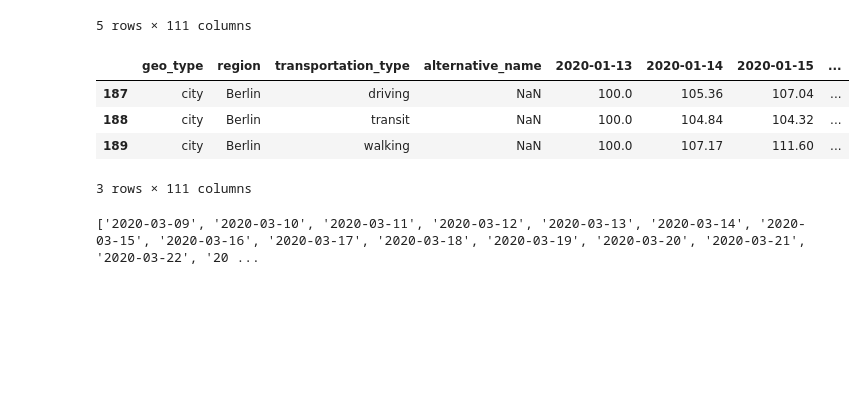
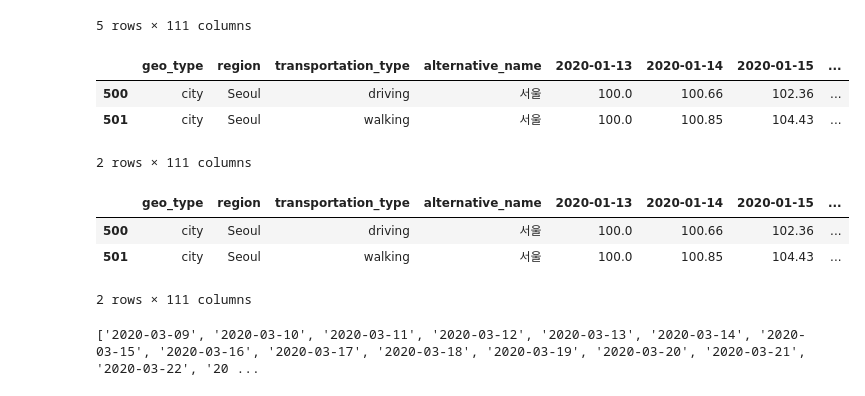
Before and after one commit to athlatif/COVID-19_Paper, a Jupyter notebook: COVID-19 paper.ipynb, the cells around one changed output. Drawn from its saved outputs; the diff is of its cells as text; code cells hidden in the pictures; blank space fills up the shorter version.

```diff
--- a/COVID-19 paper.ipynb
+++ b/COVID-19 paper.ipynb
@@ -17,36 +19,44 @@ df.head()
 # %%
 # Saudi all
 Saudi = df.loc[df['region'] == "Saudi Arabia"]
 Saudi.head()
 
 # Saudi Riyadh
 
 Riyadh = df.loc[df['region'] == "Riyadh"]
 
 
 #US
 US = df.loc[df['region'] == "United States"]
 
 
 # US DC
 DC = df.loc[df['region'] == "Washington DC"]
 DC.head()
 
 NY = df.loc[df['region'] == "New York"]
 NY.head()
 
 # Germany
 Germany = df.loc[df['region'] == "Berlin"]
 Germany.head(7)
 
-
-# Germeny
+# southkorea
+southkorea = df.loc[df['region'] == "Seoul"]
+southkorea.head(7)
 # %% [output]
 |  | geo_type | region | transportation_type | alternative_name | 2020-01-13 | 2020-01-14 | 2020-01-15 | ... |
-| 187 | city | Berlin | driving | NaN | 100.0 | 105.36 | 107.04 | ... |
-| 188 | city | Berlin | transit | NaN | 100.0 | 104.84 | 104.32 | ... |
-| 189 | city | Berlin | walking | NaN | 100.0 | 107.17 | 111.60 | ... |
+| 500 | city | Seoul | driving | 서울 | 100.0 | 100.66 | 102.36 | ... |
+| 501 | city | Seoul | walking | 서울 | 100.0 | 100.85 | 104.43 | ... |
-3 rows × 111 columns
+2 rows × 111 columns
+# %%
+southkorea = df.loc[df['region'] == "Seoul"]
+southkorea.head(7)
+# %% [output]
+|  | geo_type | region | transportation_type | alternative_name | 2020-01-13 | 2020-01-14 | 2020-01-15 | ... |
+| 500 | city | Seoul | driving | 서울 | 100.0 | 100.66 | 102.36 | ... |
+| 501 | city | Seoul | walking | 서울 | 100.0 | 100.85 | 104.43 | ... |
+2 rows × 111 columns
 # %%
 headers = list(df.columns.values)
 headers.pop(0)
```
Also changed, not shown: parts of 8 cells of this notebook, 5 other files.
